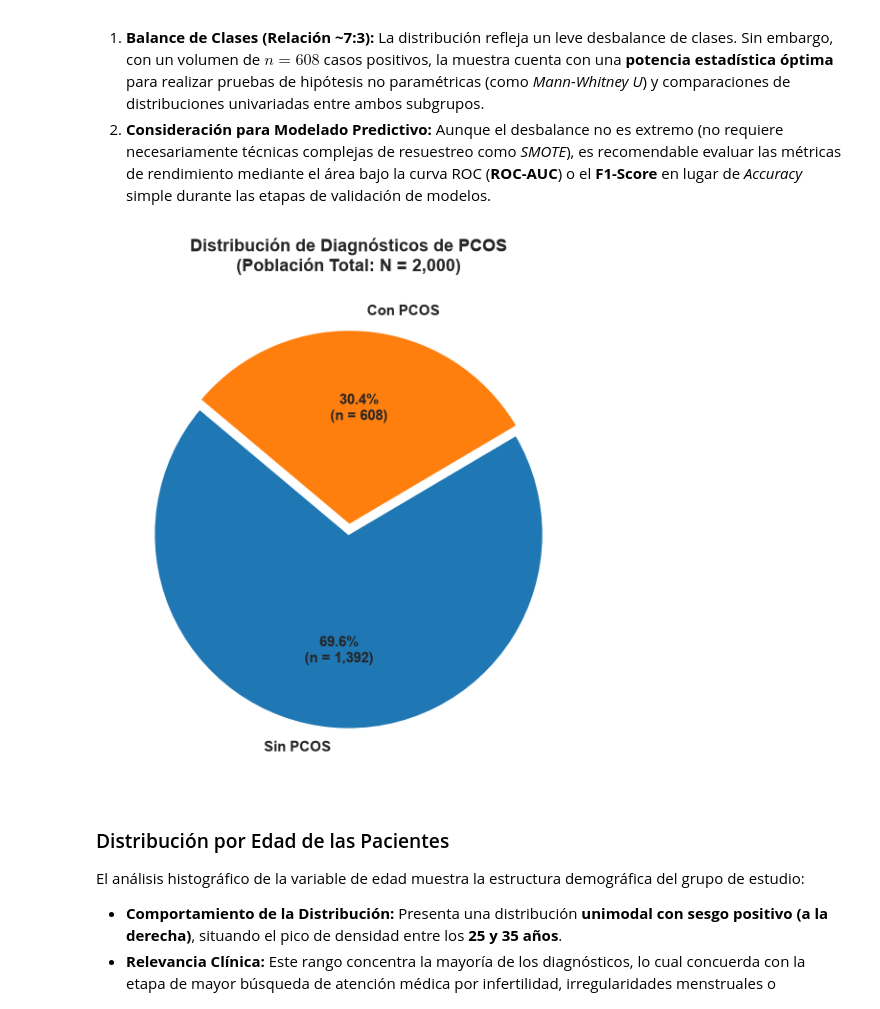
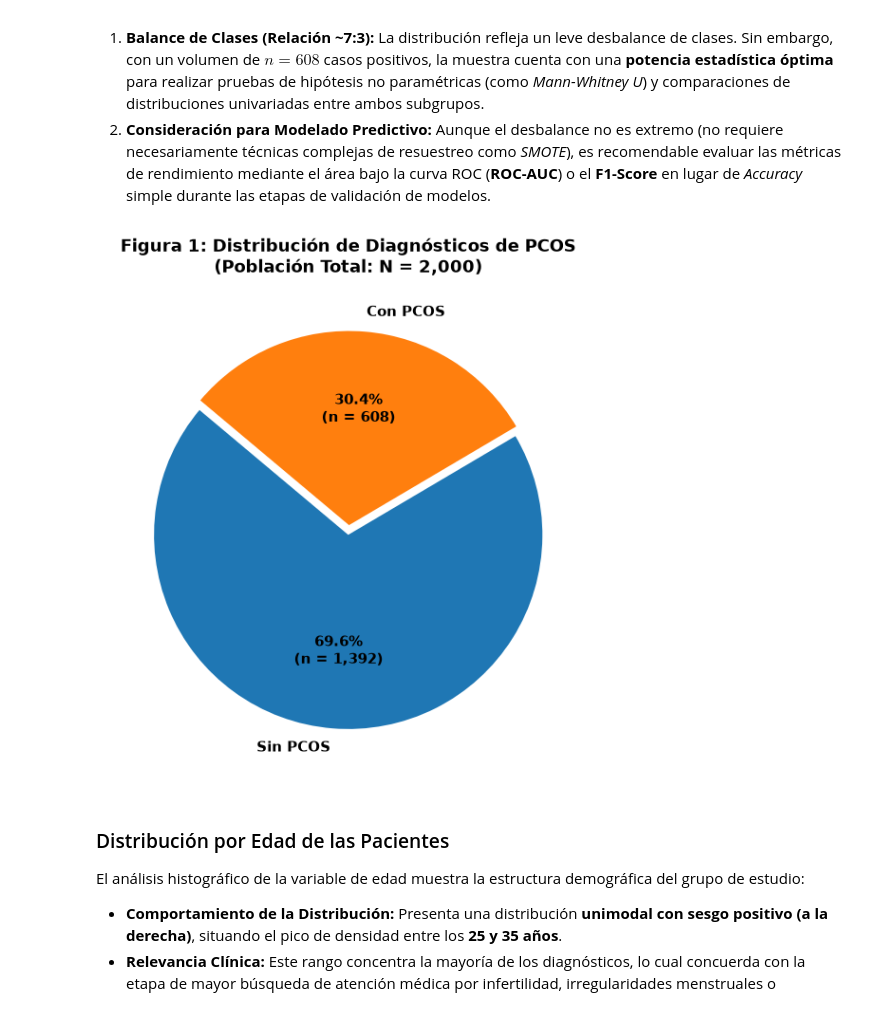
Before and after one commit to Elsarabia15/ICD-2026, a Jupyter notebook: Practicas/Practica-1/Practica-I.ipynb, the cells around one changed output. Cells and saved outputs as stored; diff of their text form; code cells hidden in the pictures.

Commit message:
renombrado de figura

```diff
--- a/Practicas/Practica-1/Practica-I.ipynb
+++ b/Practicas/Practica-1/Practica-I.ipynb
@@ -442,34 +450,34 @@ Como se ilustra en el gráfico de pastel (**Figura 1: Distribución de PCOS**),
 # %%
 import matplotlib.pyplot as plt
 
 # Obtener conteos absolutos
 counts = df["PCOS (Y/N)"].value_counts().rename({0: "Sin PCOS", 1: "Con PCOS"})
 
 # Función para mostrar porcentaje y cantidad de pacientes (n) en cada sector
 def make_autopct(values):
     def my_autopct(pct):
         total = sum(values)
         val = int(round(pct * total / 100.0))
         return f'{pct:.1f}%\n(n = {val:,})'
     return my_autopct
 
 # Generar Pie Chart con mejor formato visual
 plt.figure(figsize=(6, 6))
 counts.plot(
     kind="pie",
     autopct=make_autopct(counts),
     startangle=140,
     colors=["#1f77b4", "#ff7f0e"],
     explode=(0, 0.05), # Destacar ligeramente el sector "Con PCOS"
     textprops={'fontsize': 11, 'weight': 'bold'},
     ylabel=""
 )
 
-plt.title("Distribución de Diagnósticos de PCOS\n(Población Total: N = 2,000)", fontsize=13, fontweight='bold', pad=15)
+plt.title("Figura 1: Distribución de Diagnósticos de PCOS\n(Población Total: N = 2,000)", fontsize=13, fontweight='bold', pad=15)
 plt.tight_layout()
 plt.show()
 # %% [output]
-[figure, old version]
+[figure, new version]
 # %% [markdown]
 ### Distribución por Edad de las Pacientes
 
```
Also changed, not shown: parts of 2 cells of this notebook.
